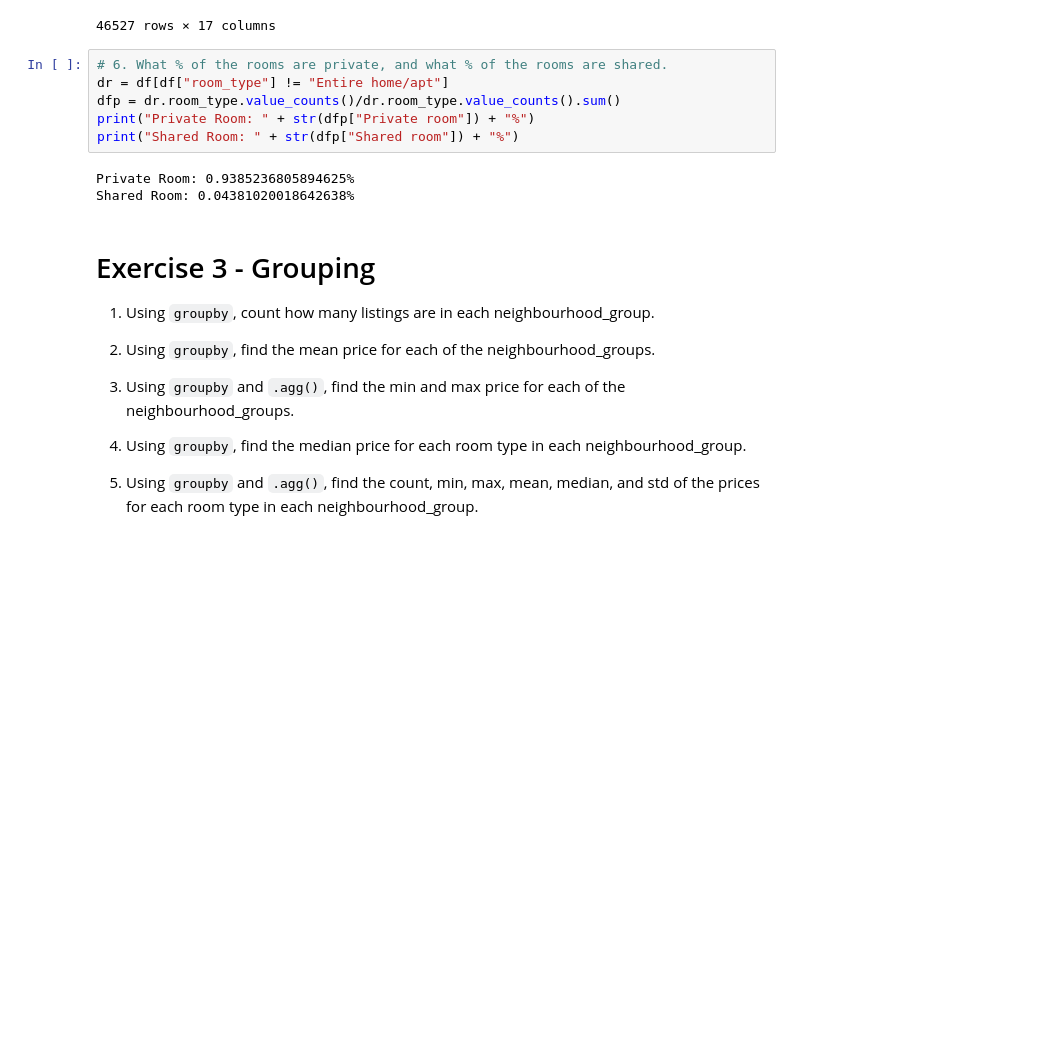
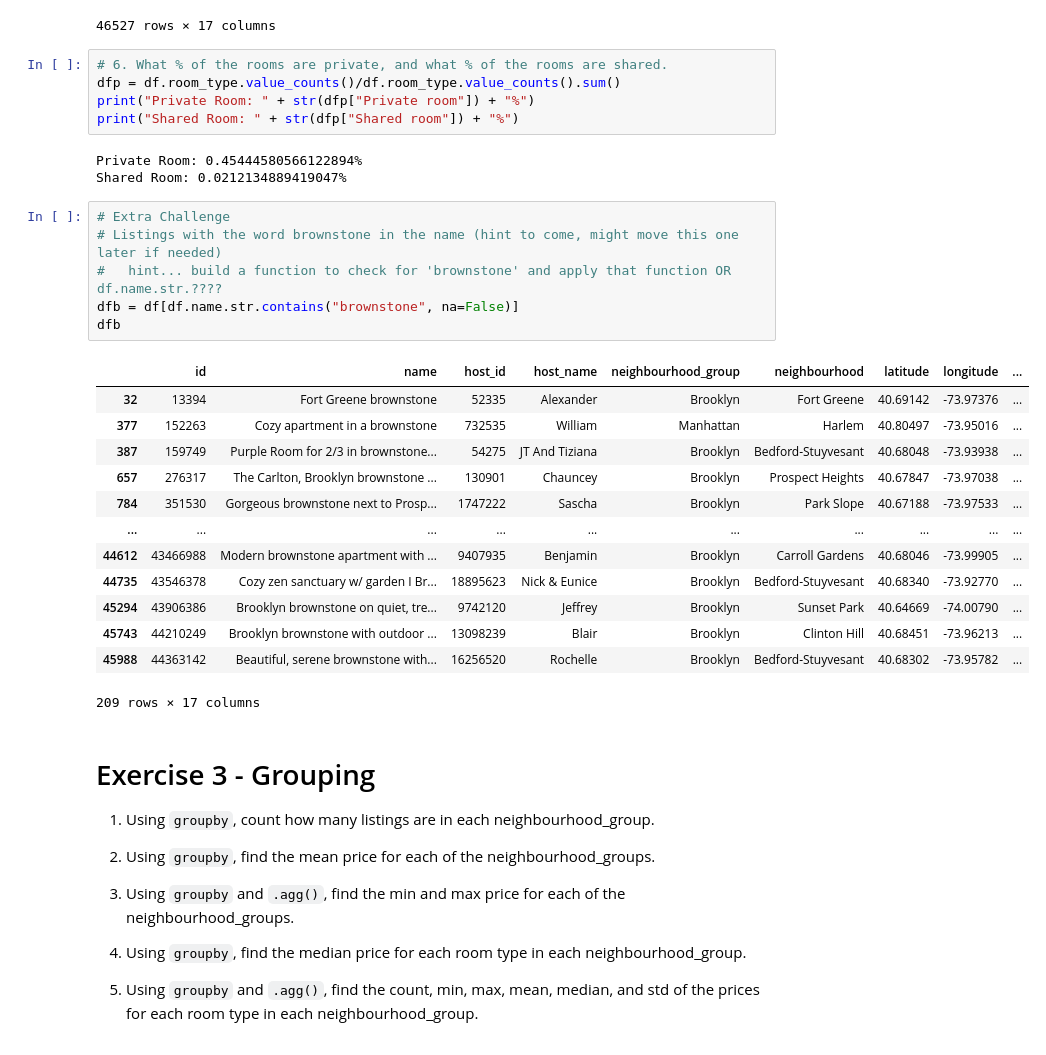
Before and after one commit to konstantinNovichenko/CTP-Data-Science-Fall-2020, a Jupyter notebook: Week1-Pandas/Exercise.ipynb, the cells around one changed output. Cells and saved outputs as stored; diff of their text form; blank space fills up the shorter version.

Commit message:
Exercise 3 and Extra Challenge in Exersise 2

```diff
--- a/Week1-Pandas/Exercise.ipynb
+++ b/Week1-Pandas/Exercise.ipynb
@@ -118,13 +118,32 @@ df
 46527 rows × 17 columns
 # %%
 # 6. What % of the rooms are private, and what % of the rooms are shared.
-dr = df[df["room_type"] != "Entire home/apt"]
-dfp = dr.room_type.value_counts()/dr.room_type.value_counts().sum()
+dfp = df.room_type.value_counts()/df.room_type.value_counts().sum()
 print("Private Room: " + str(dfp["Private room"]) + "%")
 print("Shared Room: " + str(dfp["Shared room"]) + "%")
 # %% [output]
-Private Room: 0.9385236805894625%
-Shared Room: 0.04381020018642638%
+Private Room: 0.45444580566122894%
+Shared Room: 0.0212134889419047%
+# %%
+# Extra Challenge
+# Listings with the word brownstone in the name (hint to come, might move this one later if needed)
+#   hint... build a function to check for 'brownstone' and apply that function OR df.name.str.????
+dfb = df[df.name.str.contains("brownstone", na=False)]
+dfb
+# %% [output]
+|  | id | name | host_id | host_name | neighbourhood_group | neighbourhood | latitude | longitude | ... |
+| 32 | 13394 | Fort Greene brownstone | 52335 | Alexander | Brooklyn | Fort Greene | 40.69142 | -73.97376 | ... |
+| 377 | 152263 | Cozy apartment in a brownstone | 732535 | William | Manhattan | Harlem | 40.80497 | -73.95016 | ... |
+| 387 | 159749 | Purple Room for 2/3 in brownstone... | 54275 | JT And Tiziana | Brooklyn | Bedford-Stuyvesant | 40.68048 | -73.93938 | ... |
+| 657 | 276317 | The Carlton, Brooklyn brownstone ... | 130901 | Chauncey | Brooklyn | Prospect Heights | 40.67847 | -73.97038 | ... |
+| 784 | 351530 | Gorgeous brownstone next to Prosp... | 1747222 | Sascha | Brooklyn | Park Slope | 40.67188 | -73.97533 | ... |
+| ... | ... | ... | ... | ... | ... | ... | ... | ... | ... |
+| 44612 | 43466988 | Modern brownstone apartment with ... | 9407935 | Benjamin | Brooklyn | Carroll Gardens | 40.68046 | -73.99905 | ... |
+| 44735 | 43546378 | Cozy zen sanctuary w/ garden I Br... | 18895623 | Nick & Eunice | Brooklyn | Bedford-Stuyvesant | 40.68340 | -73.92770 | ... |
+| 45294 | 43906386 | Brooklyn brownstone on quiet, tre... | 9742120 | Jeffrey | Brooklyn | Sunset Park | 40.64669 | -74.00790 | ... |
+| 45743 | 44210249 | Brooklyn brownstone with outdoor ... | 13098239 | Blair | Brooklyn | Clinton Hill | 40.68451 | -73.96213 | ... |
+| 45988 | 44363142 | Beautiful, serene brownstone with... | 16256520 | Rochelle | Brooklyn | Bedford-Stuyvesant | 40.68302 | -73.95782 | ... |
+209 rows × 17 columns
 # %% [markdown]
 # Exercise 3 - Grouping
 
```
Also changed, not shown: parts of 5 cells of this notebook.
